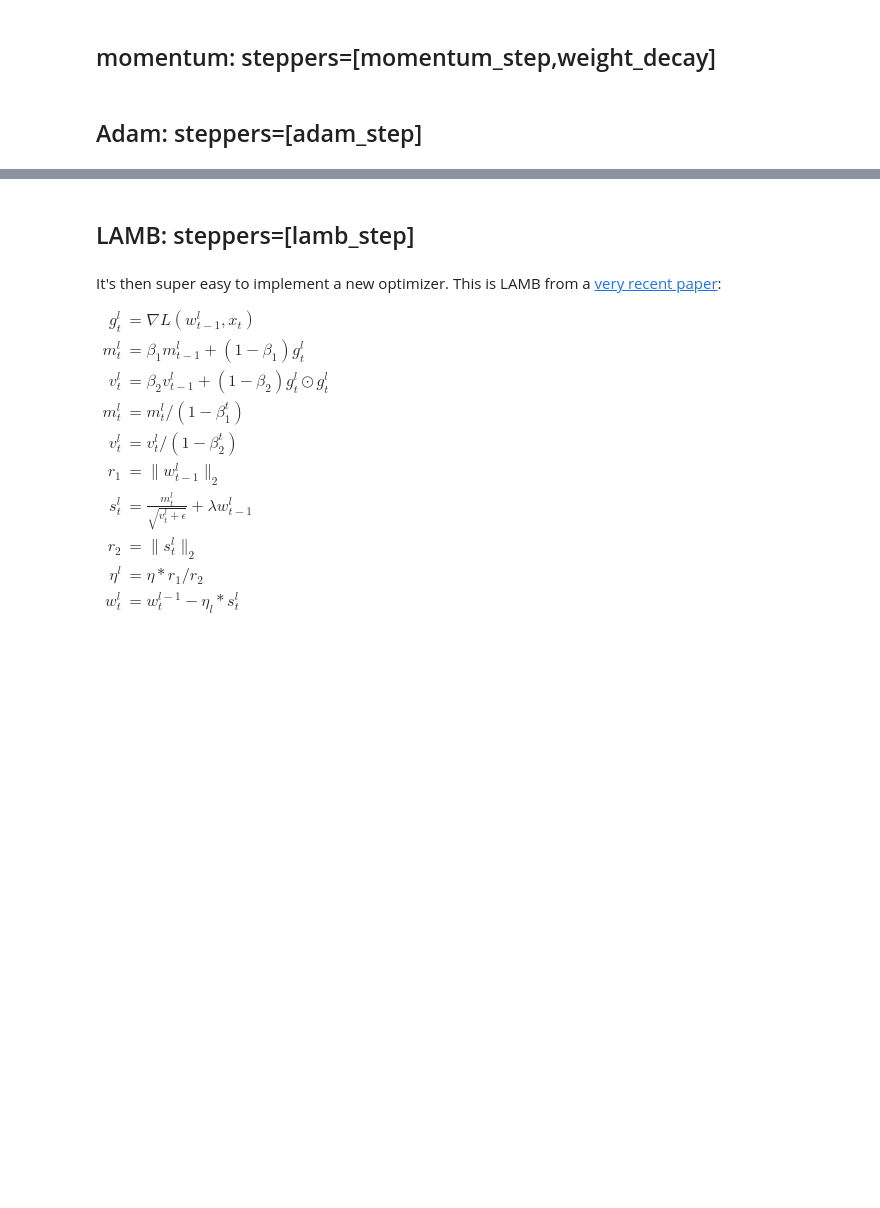
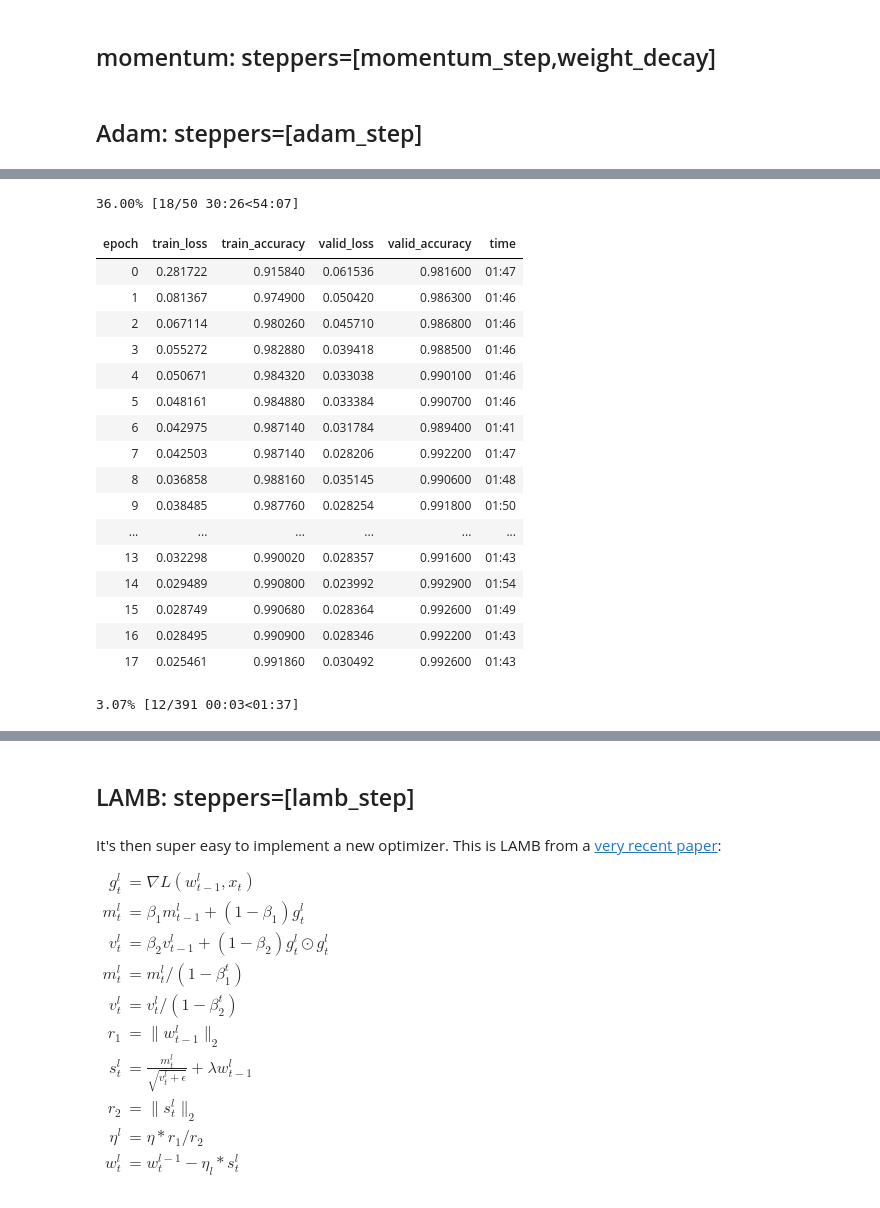
Before and after one commit to kasparlund/core_ai, a Jupyter notebook: source/mnist_optimizers.ipynb, the cells around one changed output, grey strips where cells are left out. Cells and saved outputs as stored; diff of their text form; code cells hidden in the pictures; blank space fills up the shorter version.

Commit message:
mnist experiments

```diff
--- a/source/mnist_optimizers.ipynb
+++ b/source/mnist_optimizers.ipynb
@@ -23,8 +24,9 @@ from pathlib import Path
 # %% [markdown]
 ## mnist data
 # %%
-#x_train,y_train,x_valid,y_valid = load_pickled_train_valid_data(Path("/Users/kasparlund/.fastai/data/mnist.pkl.gz"))
-x_train,y_train,x_valid,y_valid = load_pickled_train_valid_data(Path("C:/Users/kl/.fastai/data/mnist.pkl.gz"))
+#mnist_path = Path("C:/Users/kl/.fastai/data/mnist.pkl.gz")
+mnist_path = Path("/Users/kasparlund/.fastai/data/mnist.pkl.gz")
+x_train,y_train,x_valid,y_valid = load_pickled_train_valid_data(mnist_path)
 train_mean, train_sd = x_train.mean(), x_train.std()
 x_train   = normalize( x_train, train_mean, train_sd)
 x_valid   = normalize( x_valid, train_mean, train_sd)
@@ -35,8 +37,10 @@ x_train.mean(),x_train.std()
 # %%
-nh,bs              = 50,512
+nh,bs              = 50,128 #512
 train_ds,valid_ds  = Dataset(x_train, y_train),Dataset(x_valid, y_valid)
 train_dl, valid_dl = ( DataLoader( train_ds, batch_size=bs, shuffle=True),
-                        DataLoader(valid_ds,  batch_size=bs*2) )
+                        DataLoader(valid_ds,  batch_size=512) )
+#                        DataLoader(valid_ds,  batch_size=bs*2) )
 data               = DataBunch( train_dl, valid_dl, c_in=1, c_out=y_train.max().item()+1 )
+xb, _              = next(iter(train_dl))
 print(len(train_dl)), print(len(valid_dl))
 # %% [output]
@@ -59,8 +64,7 @@ loss_func    = F.cross_entropy
 sched        = combine_scheds([0.3, 0.7], [sched_cos(0.3, 0.6), sched_cos(0.6, 0.2)])
 
 cbfs         = [TrainableModelCallback, TrainEvalCallback, OptimizerCallback,
-                partial(CudaCallback, device= torch.device('cuda',0)),
-#                SimpleCudaCallback,
+#                partial(CudaCallback, device= torch.device('cuda',0)),
 #                partial(ParamScheduler, 'lr', sched),
                 partial(BatchTransformXCallback, tfm = mnist_view),
 #                partial(MixUp,α=0.4),
@@ -217,0 +161,62 @@ learn.find_subcription_by_cls(Recorder).plot_loss(),plt.show()
+# %%
+class RReLUOffset(torch.nn.ReLU):
+    def __init__(self, post_relu_offset = 0.15, random_range=0.1 ): #0.15915):
+        super().__init__(inplace=True)
+        self.register_buffer("offset",torch.tensor(post_relu_offset, dtype=torch.float32))
+        self.register_buffer("random_range",torch.tensor(random_range, dtype=torch.float32))
+        self.register_buffer("central_noise",torch.tensor(post_relu_offset, dtype=torch.float32))
+
+    def forward(self, x):
+        if self.training:
+            if not self.central_noise.size() == x.size():
+                self.central_noise = torch.zeros_like(x[0,:], dtype=torch.float32, requires_grad=False)
+                nn.init.uniform_(self.central_noise, (self.offset-self.random_range).item(),(self.offset+self.random_range).item())
+            x = super().forward(x+self.central_noise) - self.central_noise
+        else:
+            x = super().forward(x+self.offset) - self.offset
+
+        return x
+
+
+activ_func = partial(RReLUOffset,post_relu_offset = 0.15, random_range=0.05)
+#activ_func = nn.SELU
+#activ_func = nn.CELU
+#activ_func = nn.RReLU
+#activ_func = partial(nn.PReLU,init=1e-2)
+#activ_func = partial(nn.LeakyReLU,negative_slope=1e-2)
+### activ_func = partial(ReLUOffset)
+#activ_func = partial(nn.ReLU,inplace=True)
+model = partial(xresnet18, c_in=data.c_in, c_out=data.c_out, activ_func=activ_func)()
+#model = get_cnn_model(layers_sizes, data.c_in, data.c_out, layer=layer)
+mm    = CnnModelManager( model )
+#mm.initialize(is_resnet=True, a=0, nonlinearity="relu") #leaky_relu
+#mm.initialize(is_resnet=True, a=0.015, nonlinearity="leaky_relu")
+mm.initialize(is_resnet=True, a=1e-2, nonlinearity="leaky_relu")
+
+#opt   = Adam(sched,max_lr=3e-3, moms=(0.9,0.95), max_wd = 0)#1e-5)#1e-6)
+opt   = Adam(sched,max_lr=8e-3, moms=(0.85,0.95), max_wd = 0)#1e-5)#1e-6)
+learn = Learner( mm.model, data, loss_func=F.cross_entropy)
+%time learn.fit(50, opt=opt, cb_funcs=cbfs)
+#%time learn.fit(150, opt=opt, cb_funcs=cbfs.copy()+[partial(MixUp,α=0.1)])#α=0.025)])
+#%time learn.fit(1, opt=opt, cb_funcs=cbfs.copy()+[partial(MixUp,α=0.025),LRFinder])
+#%time learn.fit(1, opt=opt, cb_funcs=cbfs.copy()+[LRFinder])
+# %% [output]
+36.00% [18/50 30:26<54:07]
+| epoch | train_loss | train_accuracy | valid_loss | valid_accuracy | time |
+| 0 | 0.281722 | 0.915840 | 0.061536 | 0.981600 | 01:47 |
+| 1 | 0.081367 | 0.974900 | 0.050420 | 0.986300 | 01:46 |
+| 2 | 0.067114 | 0.980260 | 0.045710 | 0.986800 | 01:46 |
+| 3 | 0.055272 | 0.982880 | 0.039418 | 0.988500 | 01:46 |
+| 4 | 0.050671 | 0.984320 | 0.033038 | 0.990100 | 01:46 |
+| 5 | 0.048161 | 0.984880 | 0.033384 | 0.990700 | 01:46 |
+| 6 | 0.042975 | 0.987140 | 0.031784 | 0.989400 | 01:41 |
+| 7 | 0.042503 | 0.987140 | 0.028206 | 0.992200 | 01:47 |
+| 8 | 0.036858 | 0.988160 | 0.035145 | 0.990600 | 01:48 |
+| 9 | 0.038485 | 0.987760 | 0.028254 | 0.991800 | 01:50 |
+| ... | ... | ... | ... | ... | ... |
+| 13 | 0.032298 | 0.990020 | 0.028357 | 0.991600 | 01:43 |
+| 14 | 0.029489 | 0.990800 | 0.023992 | 0.992900 | 01:54 |
+| 15 | 0.028749 | 0.990680 | 0.028364 | 0.992600 | 01:49 |
+| 16 | 0.028495 | 0.990900 | 0.028346 | 0.992200 | 01:43 |
+| 17 | 0.025461 | 0.991860 | 0.030492 | 0.992600 | 01:43 |
+3.07% [12/391 00:03<01:37]
```
Also changed, not shown: parts of 18 cells of this notebook, 5 other files.
